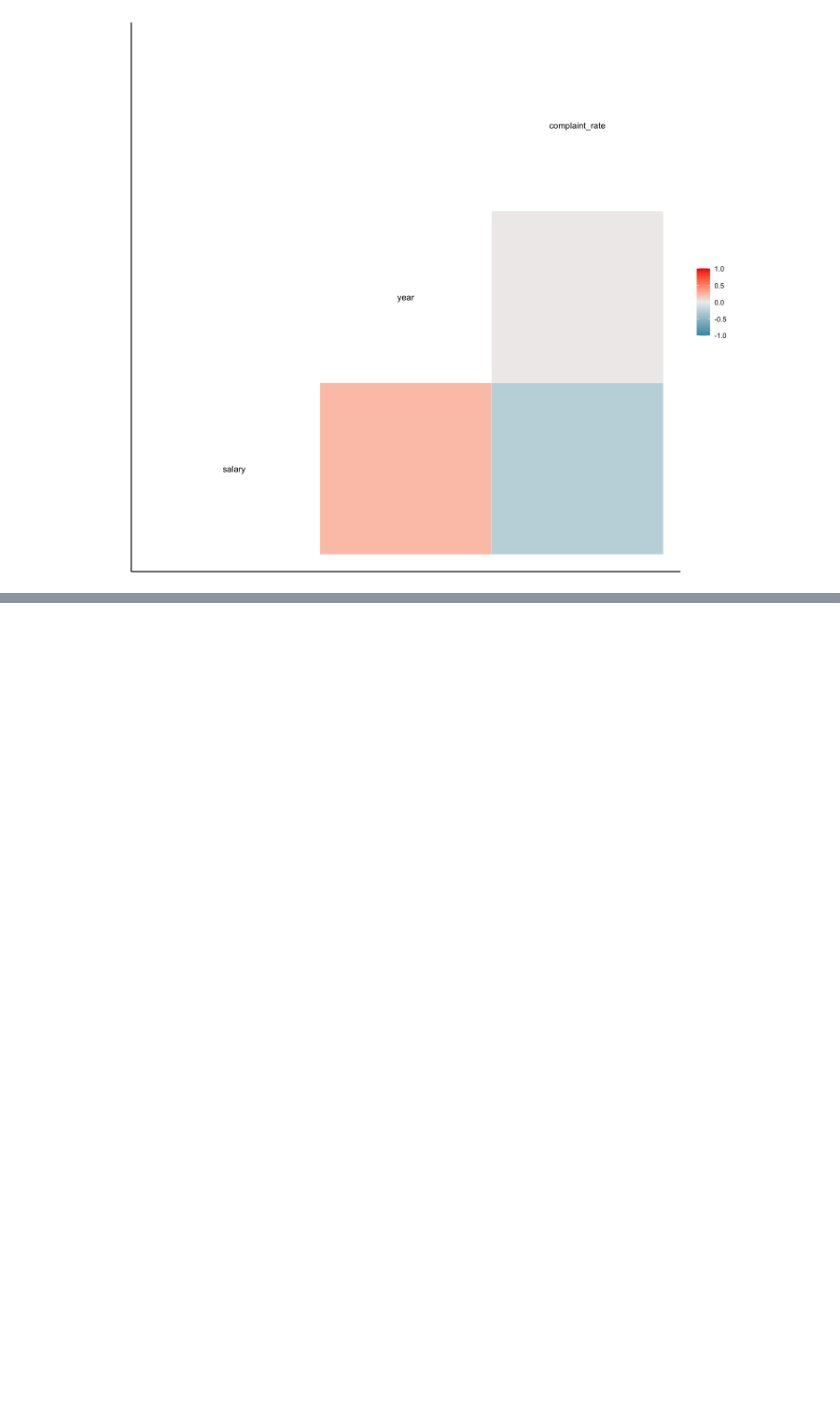
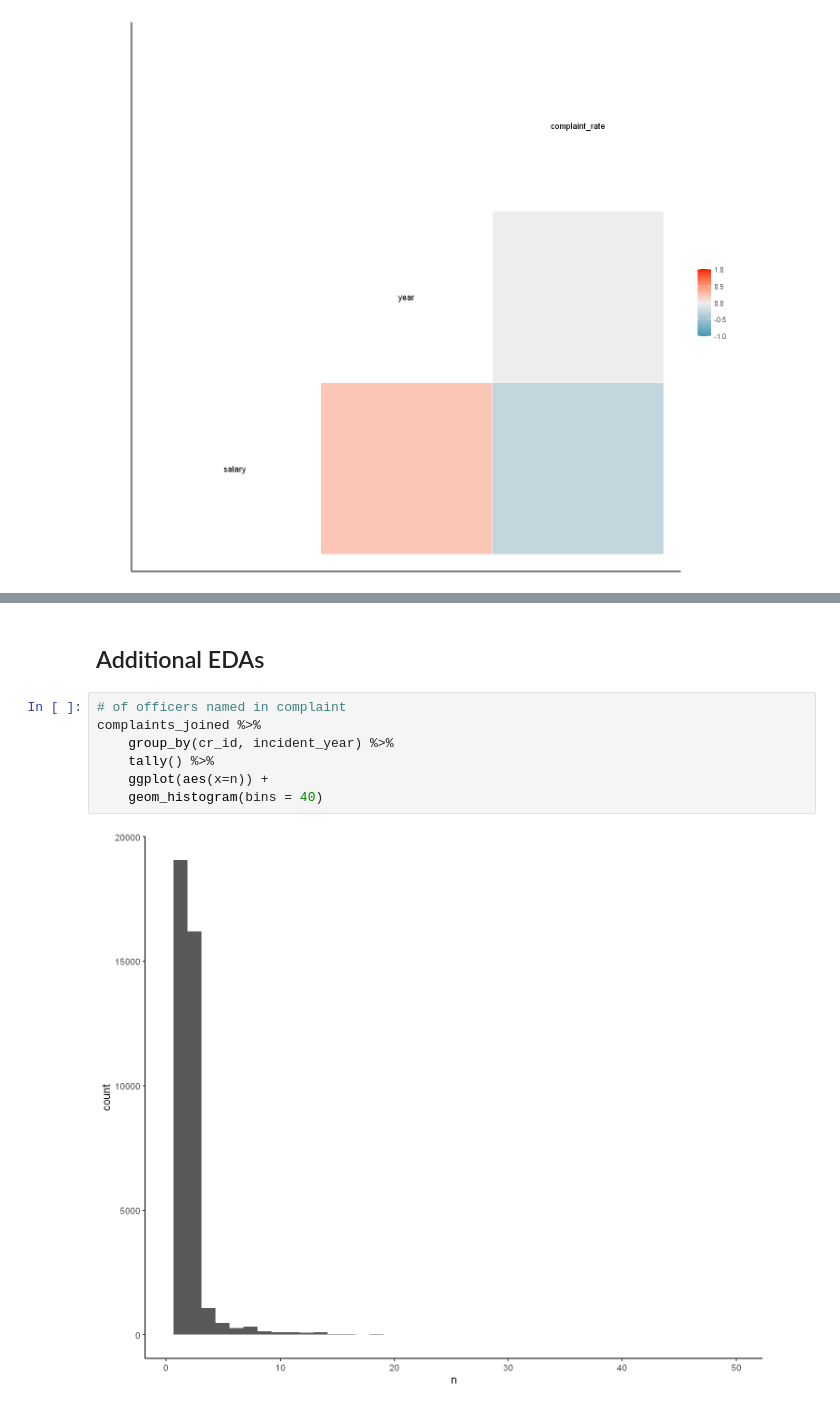
Before and after one commit to micahkwok/Group15, a Jupyter notebook: eda/EDA.ipynb, the cells around one changed output, grey strips where cells are left out. Cells and saved outputs as stored; diff of their text form; blank space fills up the shorter version.

Commit message:
Investigate NA salary values, add additional EDA

```diff
--- a/eda/EDA.ipynb
+++ b/eda/EDA.ipynb
@@ -524,0 +673,11 @@ Registered S3 method overwritten by 'GGally':
+# %% [markdown]
+## Additional EDAs
+# %%
+# of officers named in complaint
+complaints_joined %>%
+    group_by(cr_id, incident_year) %>%
+    tally() %>%
+    ggplot(aes(x=n)) +
+    geom_histogram(bins = 40)
+# %% [output]
+[figure, added]
```
Also changed, not shown: parts of 25 cells of this notebook.
